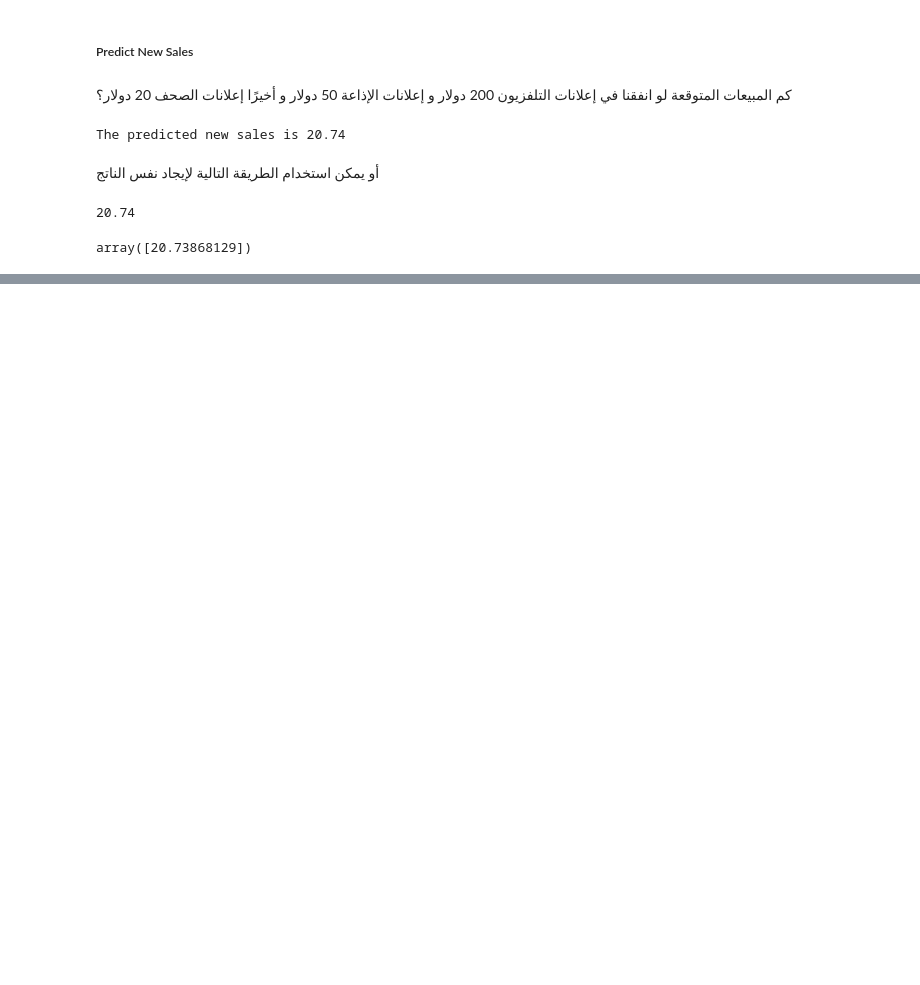
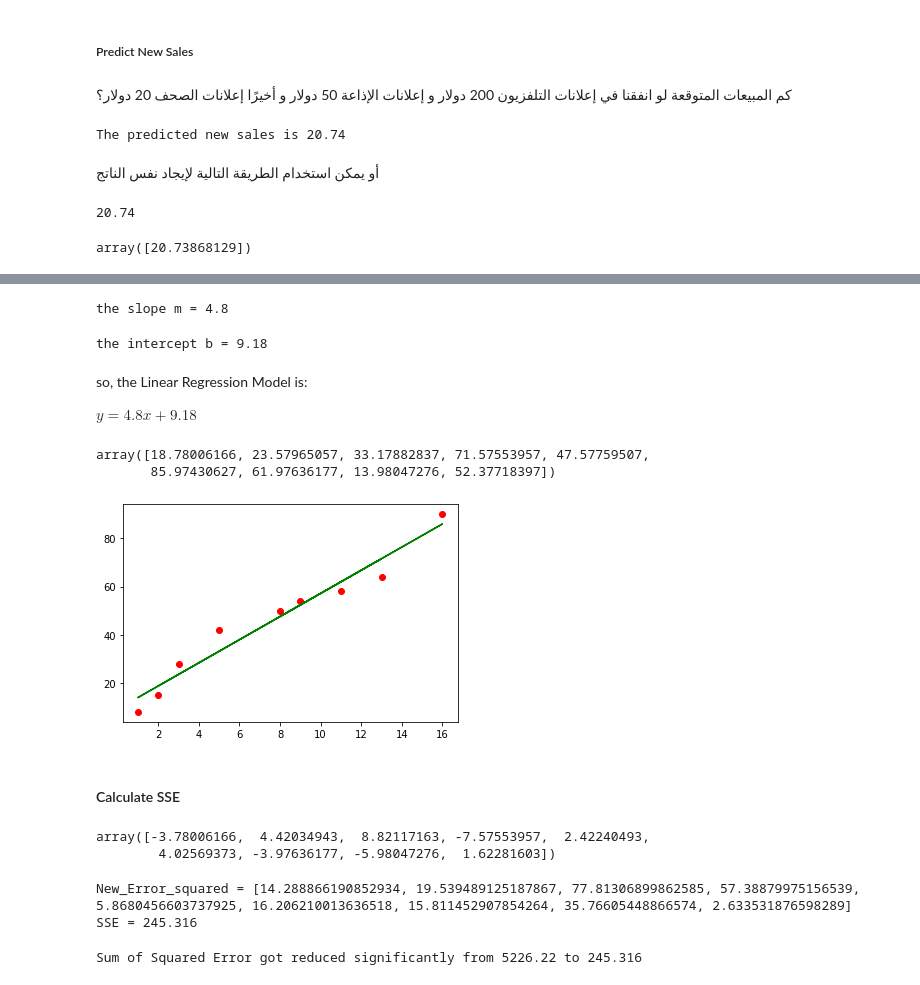
Before and after one commit to JBadawood/Machine_Learning, a Jupyter notebook: Linear_Regression/Linear_Regression.ipynb, the cells around one changed output, grey strips where cells are left out. Drawn from its saved outputs; the diff is of its cells as text; code cells hidden in the pictures; blank space fills up the shorter version.

```diff
--- a/Linear_Regression/Linear_Regression.ipynb
+++ b/Linear_Regression/Linear_Regression.ipynb
@@ -675,0 +801,8 @@ array([20.73868129])
+# %%
+# Calulate x_xbar_squared
+x_xbar_squared = []
+for i in x_xbar:
+    x_squared = i**2
+    x_xbar_squared.append(x_squared)
+
+print(x_xbar_squared)
@@ -675,0 +815,56 @@ array([20.73868129])
+# %%
+# slop m is:
+m = (sum(xbar_multi_Error))/sum(x_xbar_squared)
+print('the slope m = {:0.4}'.format(m))
+# %% [output]
+the slope m = 4.8
+# %%
+# intercept b is:
+b = y_avg-m*x_avg
+print(f'the intercept b = {b:0.3}')
+# %% [output]
+the intercept b = 9.18
+# %% [markdown]
+so, the Linear Regression Model is:
+
+$y=4.8x+9.18$
+# %%
+predict = m*np.transpose(x)+b
+# %%
+predict
+# %% [output]
+array([18.78006166, 23.57965057, 33.17882837, 71.57553957, 47.57759507,
+       85.97430627, 61.97636177, 13.98047276, 52.37718397])
+# %%
+# Plotting after fitting the line
+plt.scatter(x,y, color = 'red')
+plt.plot(x, predict, color = 'green');
+# %% [output]
+[figure, added]
+# %% [markdown]
+#### Calculate SSE
+# %%
+y - predict
+# %% [output]
+array([-3.78006166,  4.42034943,  8.82117163, -7.57553957,  2.42240493,
+        4.02569373, -3.97636177, -5.98047276,  1.62281603])
+# %%
+# Calulate SSE (SST)
+
+# Caculate New Error y - predict
+New_Error = y - predict
+
+New_Error_squared = []
+for e in New_Error:
+    e_squared = e**2
+    New_Error_squared.append(e_squared)
+
+SSE = sum(New_Error_squared)
+print("New_Error_squared = {}\nSSE = {:0.6}".format(New_Error_squared,SSE))
+# %% [output]
+New_Error_squared = [14.288866190852934, 19.539489125187867, 77.81306899862585, 57.38879975156539, 5.8680456603737925, 16.206210013636518, 15.811452907854264, 35.76605448866574, 2.633531876598289]
+SSE = 245.316
+# %%
+print(f"Sum of Squared Error got reduced significantly from {SST:0.6} to {SSE:0.6}")
+# %% [output]
+Sum of Squared Error got reduced significantly from 5226.22 to 245.316
```
Also changed, not shown: parts of 27 cells of this notebook.
